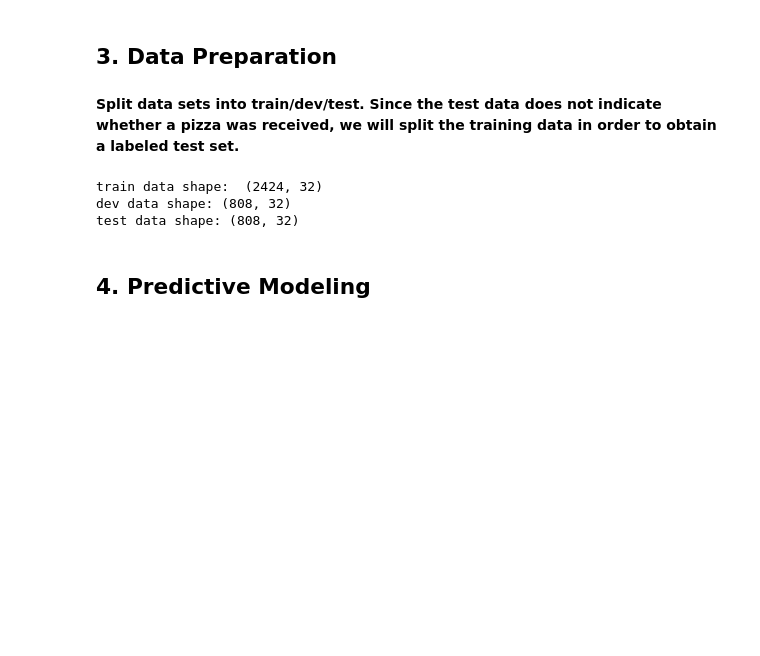
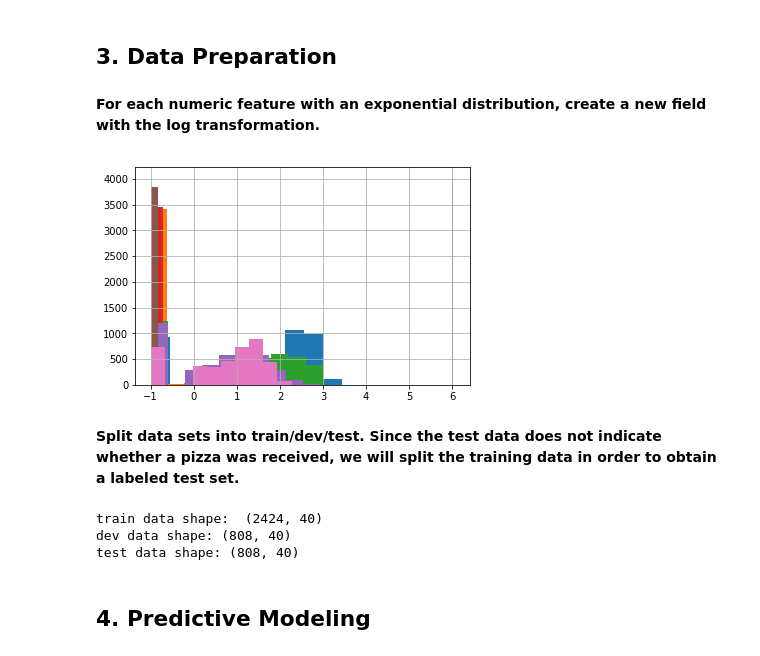
Before and after one commit to miketp333/Random_Acts_of_Pizza_Machine_Learning, a Jupyter notebook: w207_FinalProject_rev3.ipynb, the cells around one changed output. Cells and saved outputs as stored; diff of their text form; code cells hidden in the pictures; blank space fills up the shorter version.

```diff
--- a/w207_FinalProject_rev3.ipynb
+++ b/w207_FinalProject_rev3.ipynb
@@ -234,11 +232,36 @@ from pandas import scatter_matrix
 **Conclusion: None of the numeric metadata seems to be correlated with the outcome variable (requester_received_pizza). Most of the distributions appear to be exponential. (Placeholder: comment about missing values)**
 # %% [markdown]
 ## 3. Data Preparation
+# %% [markdown]
+**For each numeric feature with an exponential distribution, create a new field with the log transformation.**
+# %%
+# For each numeric feature, create a new field with the log transformation.
+numeric_features = [
+'requester_account_age_in_days_at_request',
+'requester_days_since_first_post_on_raop_at_request',
+'requester_number_of_comments_at_request',
+'requester_number_of_comments_in_raop_at_request',
+'requester_number_of_posts_at_request',
+'requester_number_of_posts_on_raop_at_request',
+'requester_number_of_subreddits_at_request',
+'requester_upvotes_minus_downvotes_at_request']
+
+for nf in numeric_features:
+    # Since "upvotes minus downvotes" can contain negative values. Add 1,000,000 to ensure no negatives.
+    # Because the log of negative is undefined
+    if nf == 'requester_upvotes_minus_downvotes_at_request':
+        df_train[nf + '_LOG'] = np.log10(df_train[nf]+1000000)
+        np.log10(df_train[nf]+1000000).hist()
+    else:
+        df_train[nf + '_LOG'] = np.log10(df_train[nf]+0.1)
+        np.log10(df_train[nf]+0.1).hist()
+# %% [output]
+[figure, added]
 # %% [markdown]
 **Split data sets into train/dev/test. Since the test data does not indicate whether a pizza was received, we will split the training data in order to obtain a labeled test set.**
 # %%
 # randomize and split data set into train test and dev using 60/20/20 split
-random.seed(33)
+np.random.seed(33)
 shuffle = np.random.permutation(np.arange(df_train.shape[0]))
 df_train_data, df_train_labels = df_train.ix[shuffle, :], df_train.ix[shuffle, 'requester_received_pizza']
 #df_train_data, df_train_labels = df_train, df_train['requester_received_pizza']
@@ -254,9 +277,9 @@ print ('train data shape: ', train_data.shape)
 print ('dev data shape:', dev_data.shape)
 print ('test data shape:', test_mini_data.shape)
 # %% [output]
-train data shape:  (2424, 32)
-dev data shape: (808, 32)
-test data shape: (808, 32)
+train data shape:  (2424, 40)
+dev data shape: (808, 40)
+test data shape: (808, 40)
 # %% [markdown]
 ## 4. Predictive Modeling
 # %% [markdown]
```
Also changed, not shown: parts of 9 cells of this notebook, 1 other file.
